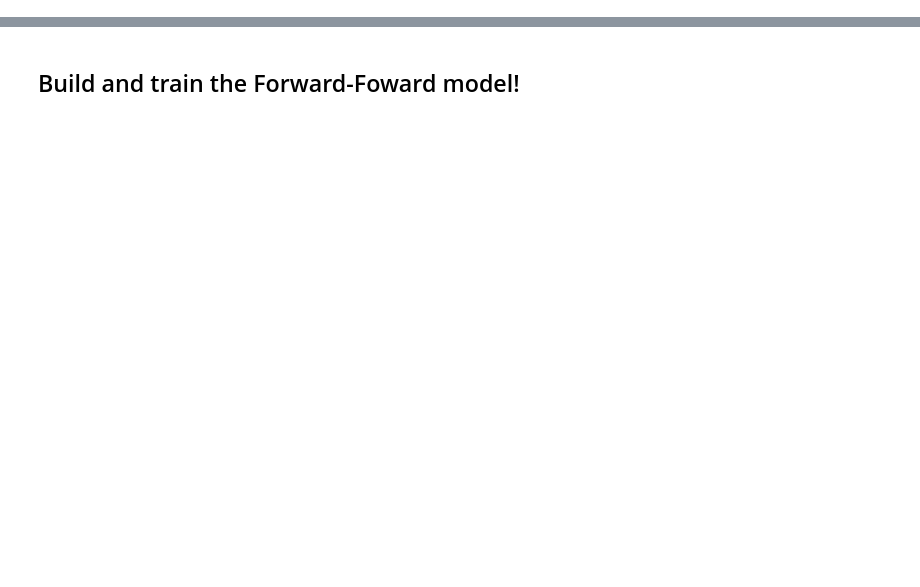
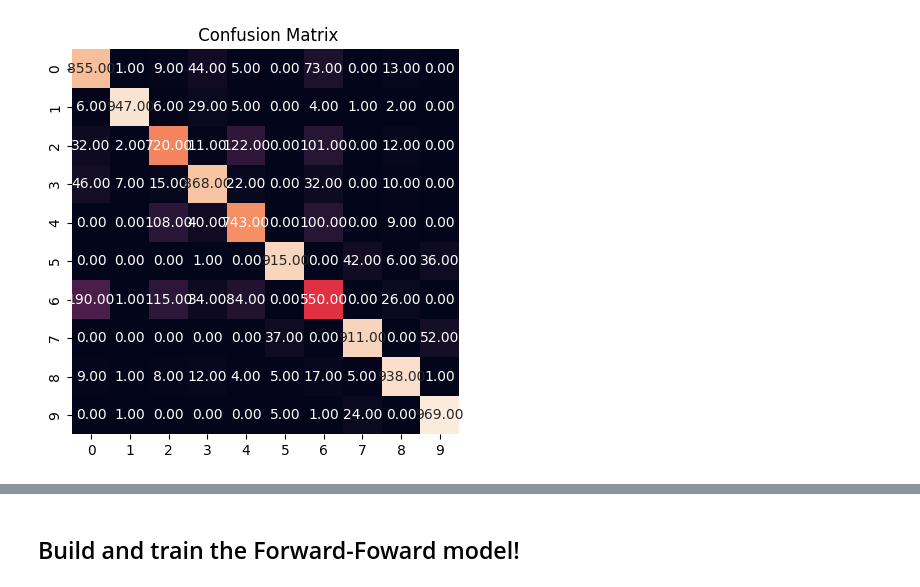
Before and after one commit to karencfisher/forward-forward, a Jupyter notebook: fashion_mnist.ipynb, the cells around one changed output, grey strips where cells are left out. Cells and saved outputs as stored; diff of their text form; code cells hidden in the pictures; blank space fills up the shorter version.

```diff
--- a/fashion_mnist.ipynb
+++ b/fashion_mnist.ipynb
@@ -74,0 +78,5 @@ Downloading data from https://storage.googleapis.com/tensorflow/tf-keras-dataset
+# %%
+preds = clf.predict(test_dataset, verbose=1)
+pred_labels = np.argmax(preds, axis=1)
+utils.evaluate(y_test, pred_labels, figsize=5)
+# %% [output]
@@ -74,0 +85 @@ Downloading data from https://storage.googleapis.com/tensorflow/tf-keras-dataset
+[figure, added]
```
Also changed, not shown: parts of 31 cells of this notebook, 3 other files.
